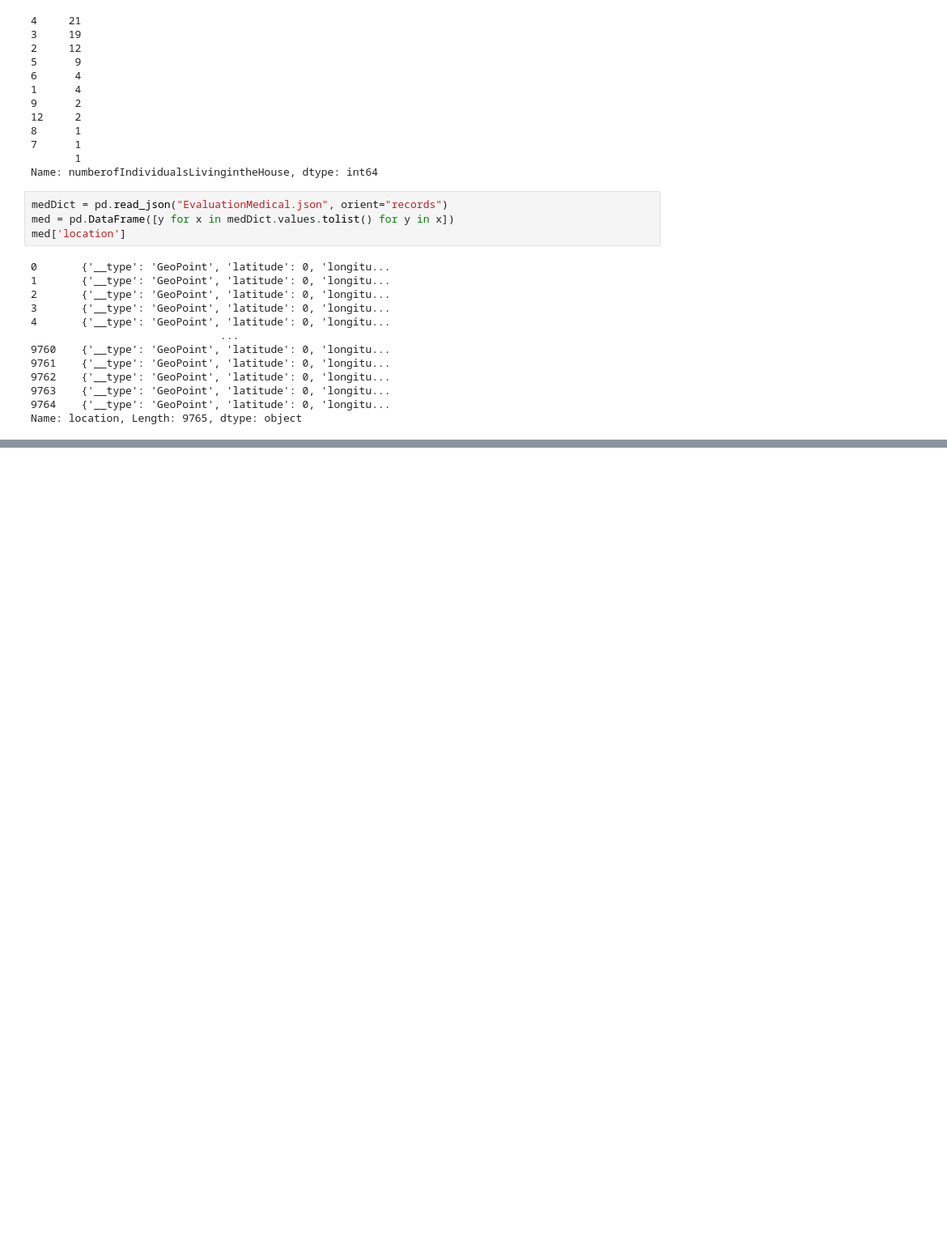
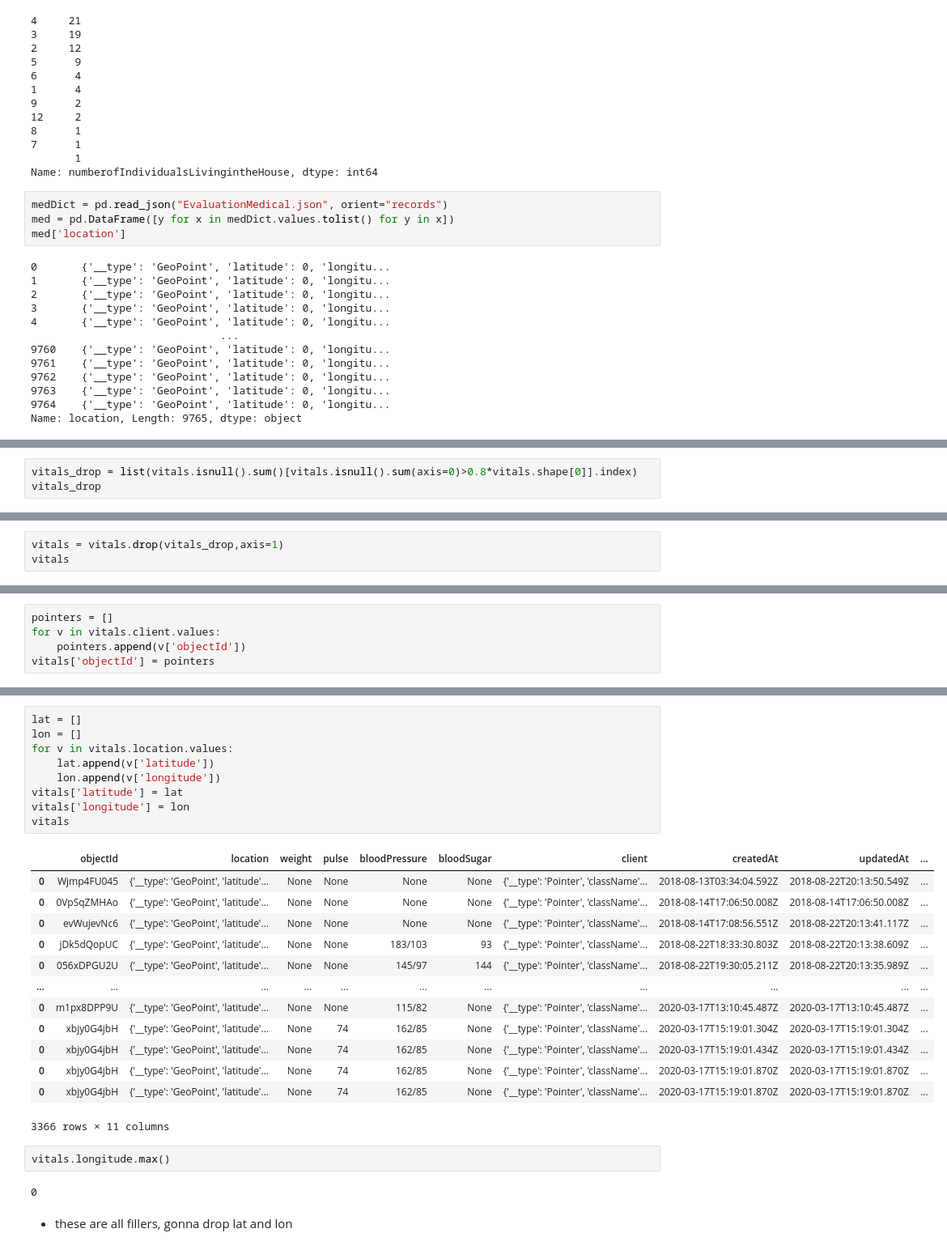
Before and after one commit to hamzabacc/puente, a Jupyter notebook: puente_preview.ipynb, the cells around one changed output, grey strips where cells are left out. Shown at 81% size. Saved outputs shown, nothing was run; the diff lists cells and outputs as text; blank space fills up the shorter version.

```diff
--- a/puente_preview.ipynb
+++ b/puente_preview.ipynb
@@ -144,0 +342,3 @@ med
+# %%
+vitals_drop = list(vitals.isnull().sum()[vitals.isnull().sum(axis=0)>0.8*vitals.shape[0]].index)
+vitals_drop
@@ -144,0 +353,3 @@ med
+# %%
+vitals = vitals.drop(vitals_drop,axis=1)
+vitals
@@ -144,0 +419,5 @@ med
+# %%
+pointers = []
+for v in vitals.client.values:
+    pointers.append(v['objectId'])
+vitals['objectId'] = pointers
@@ -144,0 +440,29 @@ med
+# %%
+lat = []
+lon = []
+for v in vitals.location.values:
+    lat.append(v['latitude'])
+    lon.append(v['longitude'])
+vitals['latitude'] = lat
+vitals['longitude'] = lon
+vitals
+# %% [output]
+|  | objectId | location | weight | pulse | bloodPressure | bloodSugar | client | createdAt | updatedAt | ... |
+| 0 | Wjmp4FU045 | {'__type': 'GeoPoint', 'latitude'... | None | None | None | None | {'__type': 'Pointer', 'className'... | 2018-08-13T03:34:04.592Z | 2018-08-22T20:13:50.549Z | ... |
+| 0 | 0VpSqZMHAo | {'__type': 'GeoPoint', 'latitude'... | None | None | None | None | {'__type': 'Pointer', 'className'... | 2018-08-14T17:06:50.008Z | 2018-08-14T17:06:50.008Z | ... |
+| 0 | evWujevNc6 | {'__type': 'GeoPoint', 'latitude'... | None | None | None | None | {'__type': 'Pointer', 'className'... | 2018-08-14T17:08:56.551Z | 2018-08-22T20:13:41.117Z | ... |
+| 0 | jDk5dQopUC | {'__type': 'GeoPoint', 'latitude'... | None | None | 183/103 | 93 | {'__type': 'Pointer', 'className'... | 2018-08-22T18:33:30.803Z | 2018-08-22T20:13:38.609Z | ... |
+| 0 | 056xDPGU2U | {'__type': 'GeoPoint', 'latitude'... | None | None | 145/97 | 144 | {'__type': 'Pointer', 'className'... | 2018-08-22T19:30:05.211Z | 2018-08-22T20:13:35.989Z | ... |
+| ... | ... | ... | ... | ... | ... | ... | ... | ... | ... | ... |
+| 0 | m1px8DPP9U | {'__type': 'GeoPoint', 'latitude'... | None | None | 115/82 | None | {'__type': 'Pointer', 'className'... | 2020-03-17T13:10:45.487Z | 2020-03-17T13:10:45.487Z | ... |
+| 0 | xbjy0G4jbH | {'__type': 'GeoPoint', 'latitude'... | None | 74 | 162/85 | None | {'__type': 'Pointer', 'className'... | 2020-03-17T15:19:01.304Z | 2020-03-17T15:19:01.304Z | ... |
+| 0 | xbjy0G4jbH | {'__type': 'GeoPoint', 'latitude'... | None | 74 | 162/85 | None | {'__type': 'Pointer', 'className'... | 2020-03-17T15:19:01.434Z | 2020-03-17T15:19:01.434Z | ... |
+| 0 | xbjy0G4jbH | {'__type': 'GeoPoint', 'latitude'... | None | 74 | 162/85 | None | {'__type': 'Pointer', 'className'... | 2020-03-17T15:19:01.870Z | 2020-03-17T15:19:01.870Z | ... |
+| 0 | xbjy0G4jbH | {'__type': 'GeoPoint', 'latitude'... | None | 74 | 162/85 | None | {'__type': 'Pointer', 'className'... | 2020-03-17T15:19:01.870Z | 2020-03-17T15:19:01.870Z | ... |
+3366 rows × 11 columns
+# %%
+vitals.longitude.max()
+# %% [output]
+0
+# %% [markdown]
+- these are all fillers, gonna drop lat and lon
```
Also changed, not shown: parts of 92 cells of this notebook, 1 other file.
